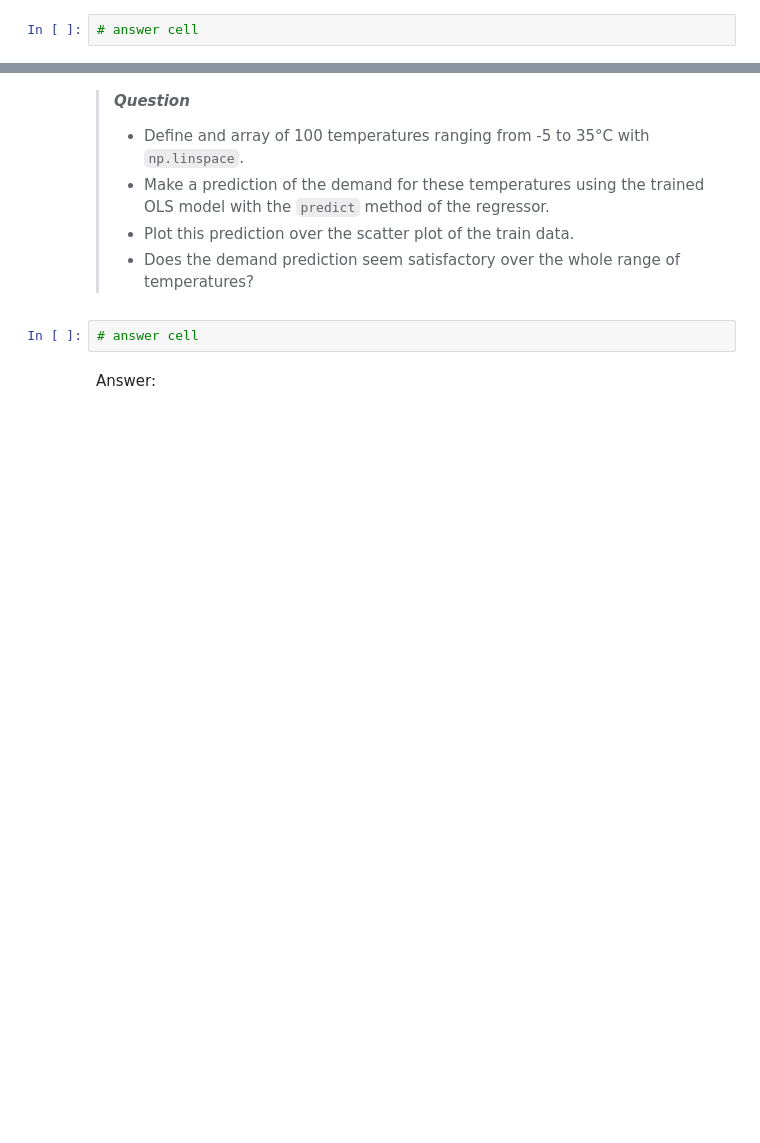
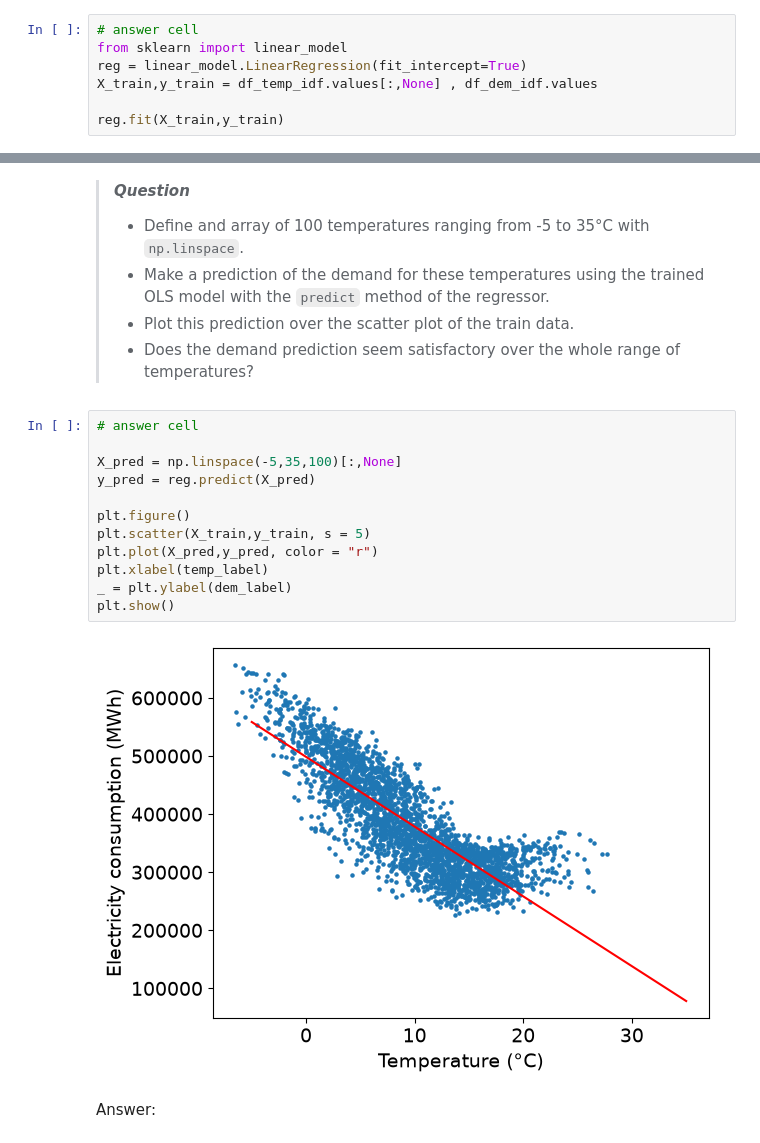
Before and after one commit to holguin2900/MEC-5107-EP-MachineLearning, a Jupyter notebook: 0-moodle/1_tutoriales/02_tutorial_supervised_learning_problem_ols.ipynb, the cells around one changed output, grey strips where cells are left out. Saved outputs shown, nothing was run; the diff lists cells and outputs as text; blank space fills up the shorter version.

```diff
--- a/0-moodle/1_tutoriales/02_tutorial_supervised_learning_problem_ols.ipynb
+++ b/0-moodle/1_tutoriales/02_tutorial_supervised_learning_problem_ols.ipynb
@@ -272,3 +300,8 @@ Answer:
 > - Compare the resulting coefficients and score to those obtained above by applying the formulas yourself.
 # %%
 # answer cell
+from sklearn import linear_model
+reg = linear_model.LinearRegression(fit_intercept=True)
+X_train,y_train = df_temp_idf.values[:,None] , df_dem_idf.values
+
+reg.fit(X_train,y_train)
@@ -282,6 +331,18 @@ Answer:
 > - Does the demand prediction seem satisfactory over the whole range of temperatures?
 # %%
 # answer cell
+
+X_pred = np.linspace(-5,35,100)[:,None]
+y_pred = reg.predict(X_pred)
+
+plt.figure()
+plt.scatter(X_train,y_train, s = 5)
+plt.plot(X_pred,y_pred, color = "r")
+plt.xlabel(temp_label)
+_ = plt.ylabel(dem_label)
+plt.show()
+# %% [output]
+[figure, added]
 # %% [markdown]
 Answer:
 # %% [markdown]
```
Also changed, not shown: parts of 5 cells of this notebook, 1 other file.
